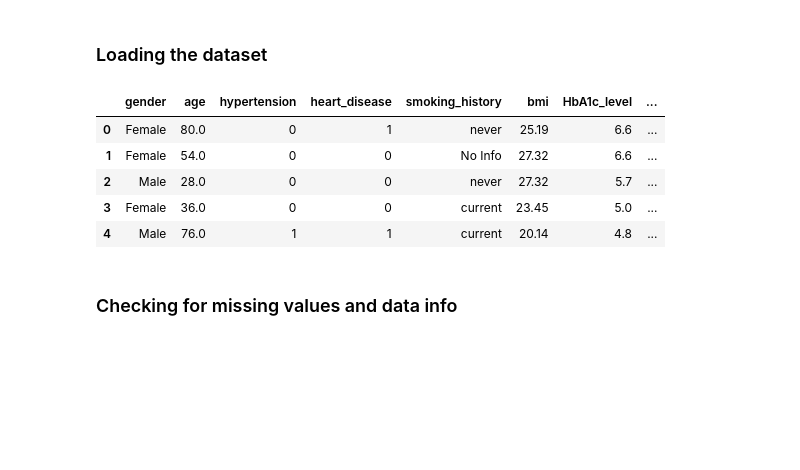
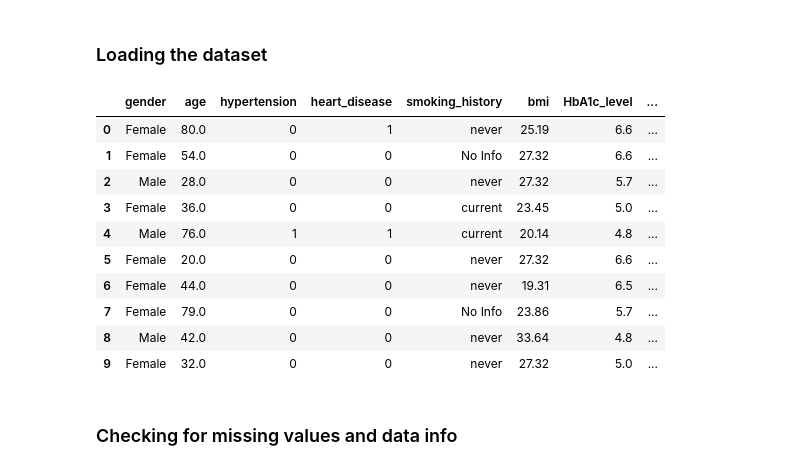
Before and after one commit to cgyireh1/Summative-assignment---MLOP, a Jupyter notebook: notebook/diabetes_prediction.ipynb, the cells around one changed output. Saved outputs shown, nothing was run; the diff lists cells and outputs as text; code cells hidden in the pictures; blank space fills up the shorter version.

```diff
--- a/notebook/diabetes_prediction.ipynb
+++ b/notebook/diabetes_prediction.ipynb
@@ -28,14 +28,19 @@ import joblib
 ### Loading the dataset
 # %%
 df = pd.read_csv("/workspaces/diabetes_prediction-ML_Pipeline_Summative/data/diabetes_prediction_dataset.csv")
-df.head()
+df.head(10)
 # %% [output]
 |  | gender | age | hypertension | heart_disease | smoking_history | bmi | HbA1c_level | ... |
 | 0 | Female | 80.0 | 0 | 1 | never | 25.19 | 6.6 | ... |
 | 1 | Female | 54.0 | 0 | 0 | No Info | 27.32 | 6.6 | ... |
 | 2 | Male | 28.0 | 0 | 0 | never | 27.32 | 5.7 | ... |
 | 3 | Female | 36.0 | 0 | 0 | current | 23.45 | 5.0 | ... |
 | 4 | Male | 76.0 | 1 | 1 | current | 20.14 | 4.8 | ... |
+| 5 | Female | 20.0 | 0 | 0 | never | 27.32 | 6.6 | ... |
+| 6 | Female | 44.0 | 0 | 0 | never | 19.31 | 6.5 | ... |
+| 7 | Female | 79.0 | 0 | 0 | No Info | 23.86 | 5.7 | ... |
+| 8 | Male | 42.0 | 0 | 0 | never | 33.64 | 4.8 | ... |
+| 9 | Female | 32.0 | 0 | 0 | never | 27.32 | 5.0 | ... |
 # %% [markdown]
 ### Checking for missing values and data info
 # %%
```
Also changed, not shown: parts of 2 cells of this notebook, 1 other file.
